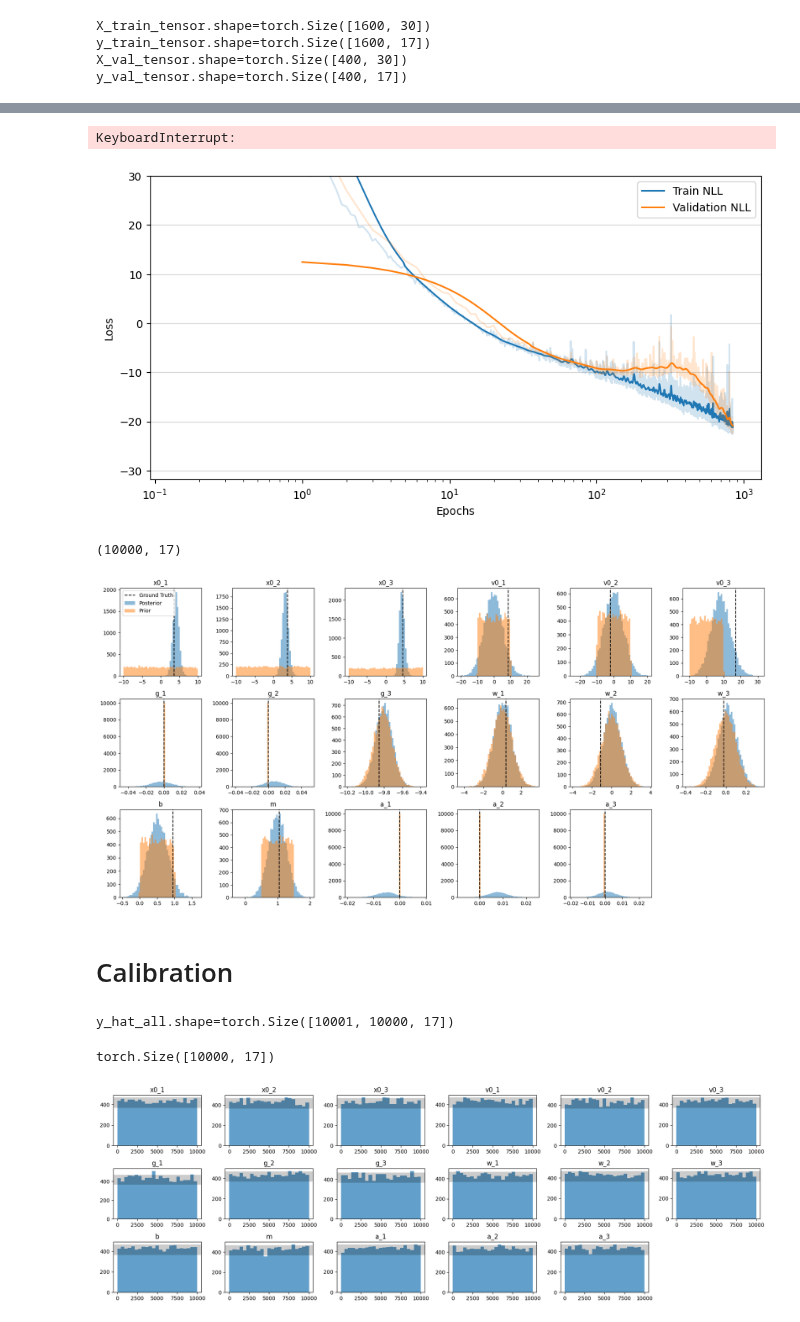
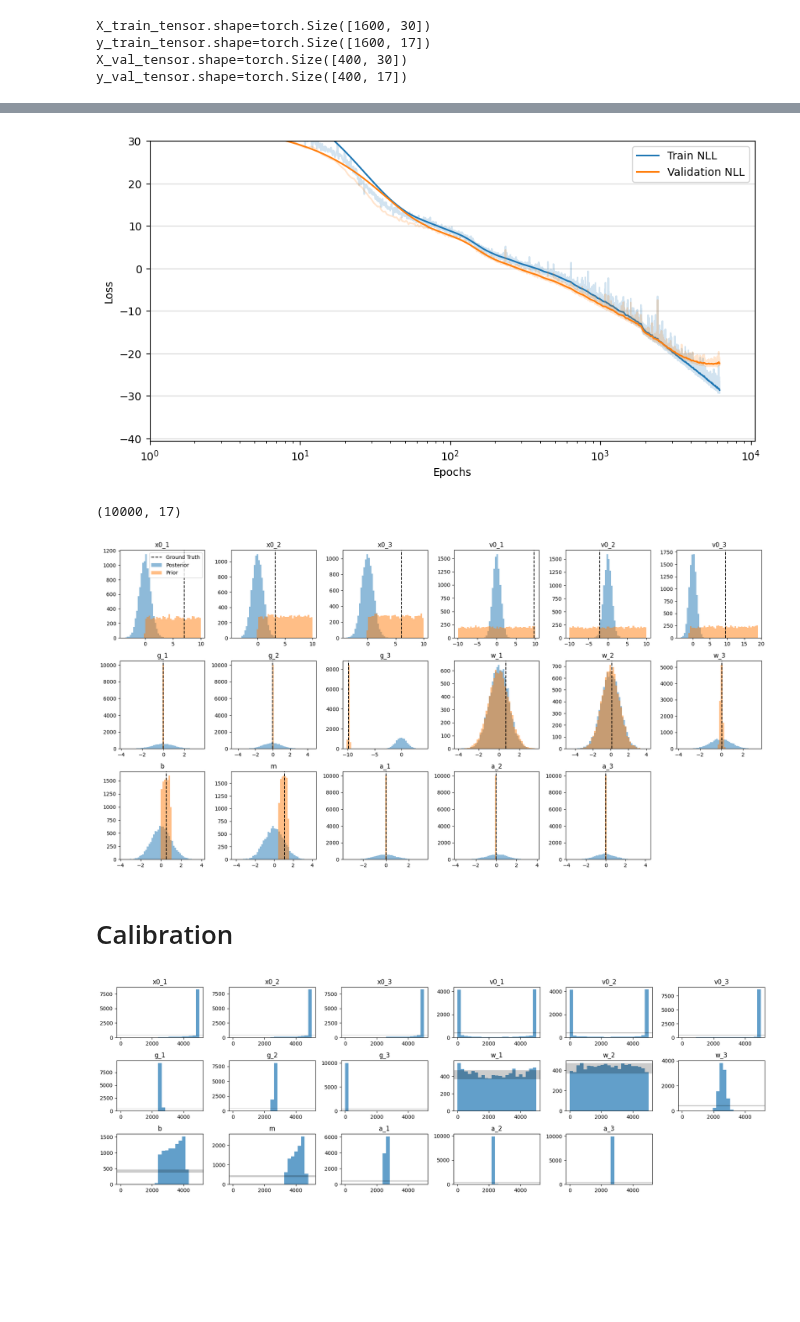
Before and after one commit to psaegert/bcnf, a Jupyter notebook: experimental/test_training.ipynb, the cells around one changed output, grey strips where cells are left out. Saved outputs shown, nothing was run; the diff lists cells and outputs as text; code cells hidden in the pictures; blank space fills up the shorter version.

Commit message:
Fix calibration rank calculation

```diff
--- a/experimental/test_training.ipynb
+++ b/experimental/test_training.ipynb
@@ -65,7 +66,7 @@ feature_network = FullyConnectedFeatureNetwork(
 cnf = CondRealNVP(
     size=y_train.shape[1],
     hidden_size=128,
-    n_blocks=32,
+    n_blocks=3,
     n_conditions=condition_size,
     act_norm=True,
     feature_network=feature_network).to(device)
@@ -95,8 +96,6 @@ train_CondRealNVP(
     batch_size=256,
     loss_history=loss_history
 );
-# %% [output]
-KeyboardInterrupt:
 # %%
 fig, ax = plt.subplots(1, 1, figsize=(10, 5))
 
@@ -104,24 +103,25 @@ epochs = np.array([e for e, _ in loss_history['train']])
 losses = np.array([l for _, l in loss_history['train']])
 
 ax.plot(epochs, losses, alpha=0.2, color='C0')
-ax.plot(epochs, partconv1d(losses, kernel=get_gaussian_kernel(sigma=10)), label='Train NLL', color='C0')
+ax.plot(epochs, partconv1d(losses, kernel=get_gaussian_kernel(sigma=100)), label='Train NLL', color='C0')
 
 epochs = np.array([e for e, _ in loss_history['val']])
 losses = np.array([l for _, l in loss_history['val']])
 
 ax.plot(epochs, losses, alpha=0.2, color='C1')
-ax.plot(epochs, partconv1d(losses, kernel=get_gaussian_kernel(sigma=10)), label='Validation NLL', color='C1')
+ax.plot(epochs, partconv1d(losses, kernel=get_gaussian_kernel(sigma=20)), label='Validation NLL', color='C1')
 
 ax.set_xlabel('Epochs')
 ax.set_ylabel('Loss')
 
 ax.set_xscale('log')
 ax.set_ylim(None, 30)
+ax.set_xlim(1, None)
 ax.grid(axis='y', alpha=0.5)
 
 ax.legend();
 # %% [output]
-[figure, old version]
+[figure, new version]
 # %%
 cnf.eval();
 # %%
@@ -133,8 +133,8 @@ y_hat.shape
 # %% [output]
 (10000, 17)
 # %%
-x0_pdf = lambda size: np.random.uniform(-10, 10, size=size)
-v0_pdf = lambda size: np.random.uniform(-10, 10, size=size)
+x0_pdf = lambda size: np.random.uniform(0, 10, size=size)
+v0_pdf = lambda size: np.random.uniform(-10, 10, size=size) + np.array([0, 0, 9])[None, :]
 g_pdf = lambda size: np.random.normal(9.81, 0.1, size=size) * np.array([0, 0, -1])
 w_pdf = lambda size: np.random.normal(0, 1, size=size) * np.array([1, 1, 0.1])
 b_pdf = lambda size: np.random.uniform(0, 1, size=size)
@@ -173,7 +173,7 @@ ax[0, 0].legend()
 
 fig.tight_layout();
 # %% [output]
-[figure, old version]
+[figure, new version]
 # %% [markdown]
 # Calibration
 # %%
@@ -208,49 +195,47 @@ del y_hat_list
-# %%
-y_hat_all = torch.cat([y_hat, torch.Tensor(y_cal).unsqueeze(0)], dim=0)
-print(f'{y_hat_all.shape=}')
-
-# Sort the Y_k
-y_hat_all_sorted, y_hat_all_sorted_indices = torch.sort(y_hat_all, dim=0)
-print(f'{y_hat_all_sorted.shape=}')
-
-# And extract the indices of the ground truth values (the last row, that's where the ground truth values are appended)
-y_hat_all_sorted_indices_true = y_hat_all_sorted_indices[-1, :, :]
-print(f'{y_hat_all_sorted_indices_true.shape=}')
-# %% [output]
-y_hat_all.shape=torch.Size([10001, 10000, 17])
-torch.Size([10000, 17])
+# %%
+M_samples = 5_000
+# %%
+y_cal_ranks = analyze_calibration(
+    model=cnf,
+    X=X_cal_tensor,
+    y=y_cal_tensor,
+    M_samples=M_samples,
+    batch_size=100,
+    device=device,
+    output_device='cpu',
+)
 # %%
 # Plot a histogram of the indices for each of the three parameters
 COLS = 6
-ROWS = np.ceil(y_hat_all_sorted_indices_true.shape[1] / COLS).astype(int)
+ROWS = np.ceil(y_cal_ranks.shape[1] / COLS).astype(int)
 
 n_bins = 24
 binomial_interval = 0.99
 
 fig, axes = plt.subplots(ROWS, COLS, figsize=(COLS * 3, ROWS * 2))
 
 endpoints = binom.interval(binomial_interval, N_samples, 1 / n_bins)
 
 n_bins_outliers = 0
 n_bins_total = 0
 
-for i, ax, name in zip(range(y_hat_all_sorted_indices_true.shape[1]), axes.flatten(), ['x0_1', 'x0_2', 'x0_3', 'v0_1', 'v0_2', 'v0_3', 'g_1', 'g_2', 'g_3', 'w_1', 'w_2', 'w_3', 'b', 'm', 'a_1', 'a_2', 'a_3']):
-    hist = ax.hist(y_hat_all_sorted_indices_true[:, i].detach().cpu().numpy(), bins=np.linspace(0, M_samples, n_bins), alpha=0.7, color='C0')
+for i, ax, name in zip(range(y_cal_ranks.shape[1]), axes.flatten(), ['x0_1', 'x0_2', 'x0_3', 'v0_1', 'v0_2', 'v0_3', 'g_1', 'g_2', 'g_3', 'w_1', 'w_2', 'w_3', 'b', 'm', 'a_1', 'a_2', 'a_3']):
+    hist = ax.hist(y_cal_ranks[:, i].detach().cpu().numpy(), bins=np.linspace(0, M_samples, n_bins), alpha=0.7, color='C0')
 
     # Count how many bins are outside the interval
     n_bins_outliers += np.sum(hist[0] < endpoints[0]) + np.sum(hist[0] > endpoints[1])
     n_bins_total += n_bins
 
     ax.axhspan(endpoints[0], endpoints[1], facecolor="k", alpha=0.2)
 
     ax.set_title(name)
 
-for i in range(y_hat_all_sorted_indices_true.shape[1], COLS * ROWS):
+for i in range(y_cal_ranks.shape[1], COLS * ROWS):
     axes.flatten()[i].axis('off')
 
 fig.tight_layout()
 # %% [output]
-[figure, old version]
+[figure, new version]
 # %%
 print(f'Bins outside the interval: {n_bins_outliers} / {n_bins_total} ({n_bins_outliers / n_bins_total:.2%})')
 # %% [output]
```
Also changed, not shown: parts of 6 cells of this notebook, 2 other files.
